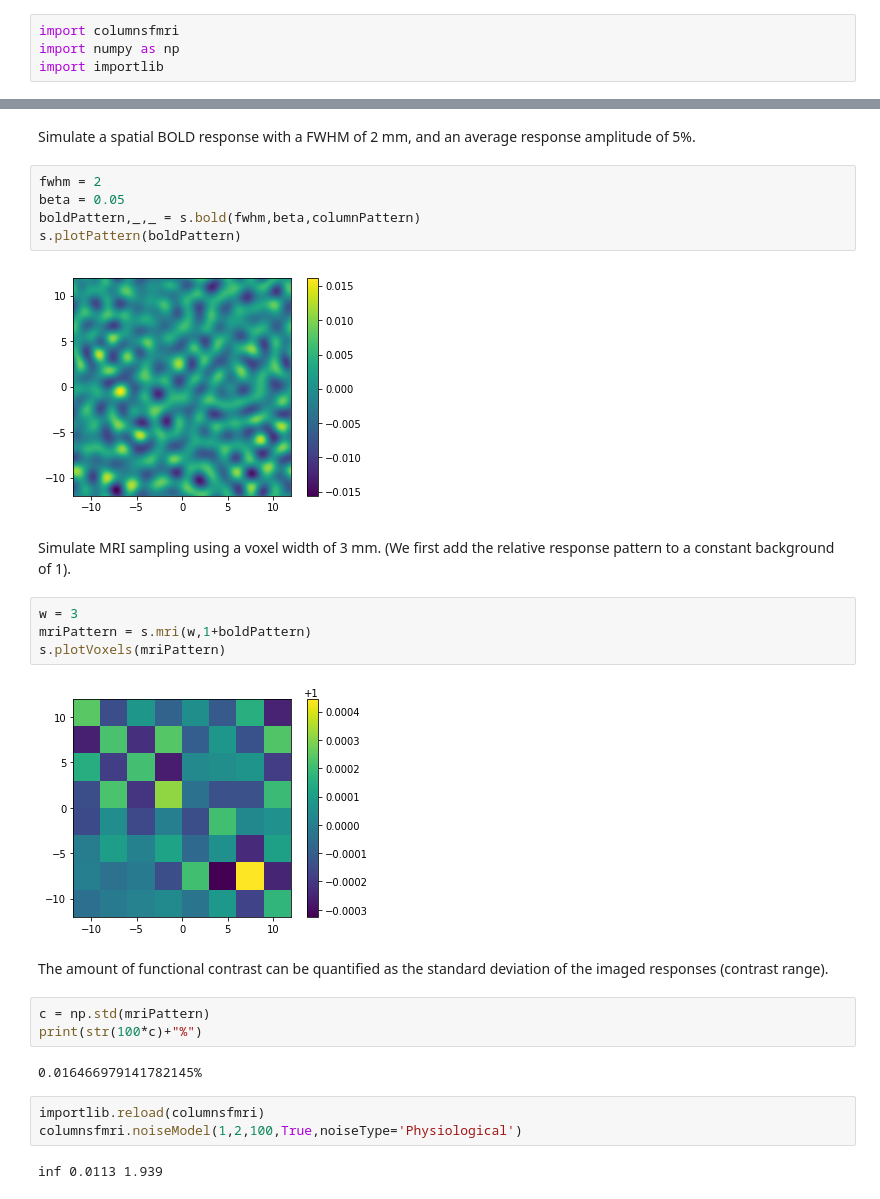
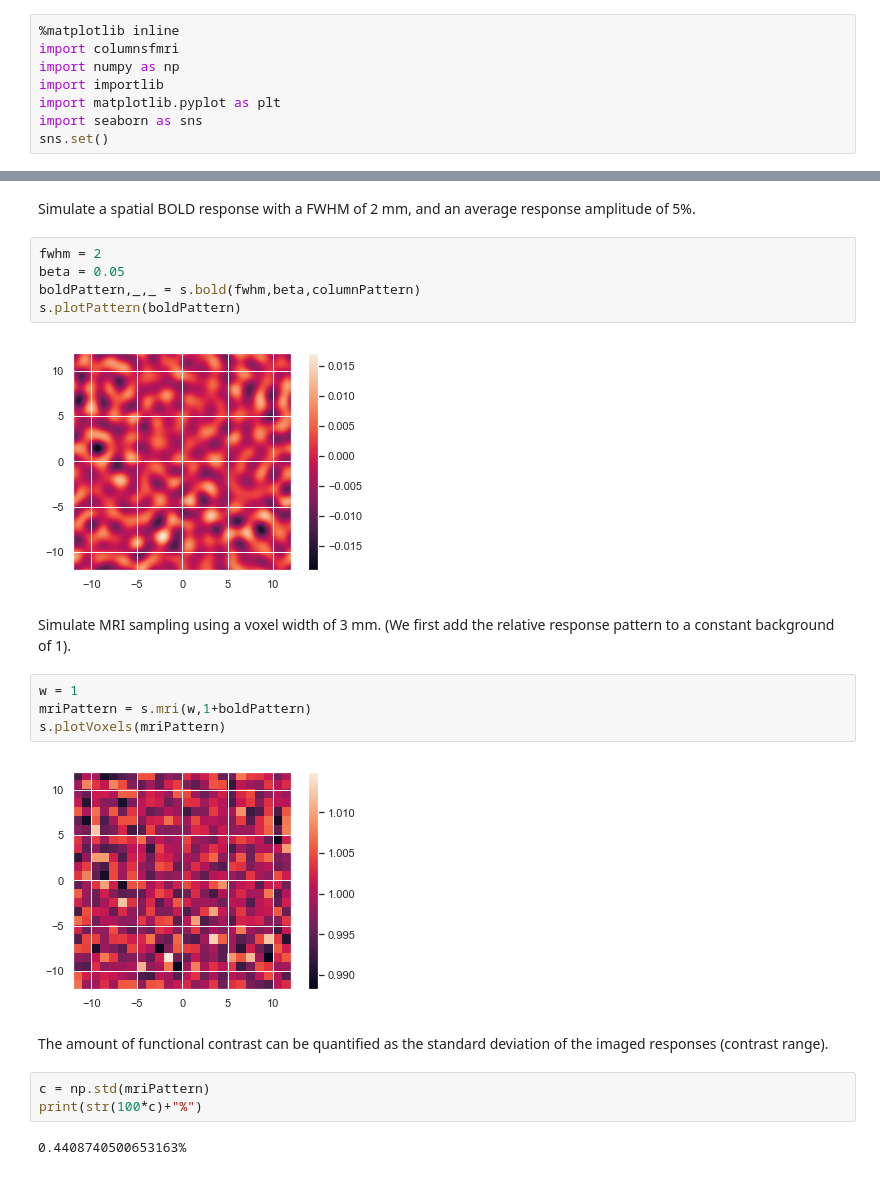
Before and after one commit to dchaimow/columnsfmri, a Jupyter notebook: columnsfmri.ipynb, the cells around one changed output, grey strips where cells are left out. Cells and saved outputs as stored; diff of their text form.

```diff
--- a/columnsfmri.ipynb
+++ b/columnsfmri.ipynb
@@ -3,9 +3,13 @@
 # %% [markdown]
 Import model implementation from columnsfmri.py and other useful modules.
 # %%
+%matplotlib inline
 import columnsfmri
 import numpy as np
 import importlib
+import matplotlib.pyplot as plt
+import seaborn as sns
+sns.set()
 # %% [markdown]
 Inititialize simulation using a 512 x 512 grid on an area of 24 x 24 mm.
 # %%
@@ -28,24 +32,19 @@ beta = 0.05
 boldPattern,_,_ = s.bold(fwhm,beta,columnPattern)
 s.plotPattern(boldPattern)
 # %% [output]
-[figure, old version]
+[figure, new version]
 # %% [markdown]
 Simulate MRI sampling using a voxel width of 3 mm. (We first add the relative response pattern to a constant background of 1).
 # %%
-w = 3
+w = 1
 mriPattern = s.mri(w,1+boldPattern)
 s.plotVoxels(mriPattern)
 # %% [output]
-[figure, old version]
+[figure, new version]
 # %% [markdown]
 The amount of functional contrast can be quantified as the standard deviation of the imaged responses (contrast range).
 # %%
 c = np.std(mriPattern)
 print(str(100*c)+"%")
 # %% [output]
-0.016466979141782145%
+0.4408740500653163%
-# %%
-importlib.reload(columnsfmri)
-columnsfmri.noiseModel(1,2,100,True,noiseType='Physiological')
-# %% [output]
-inf 0.0113 1.939
```
Also changed, not shown: parts of 6 cells of this notebook, 1 other file.
